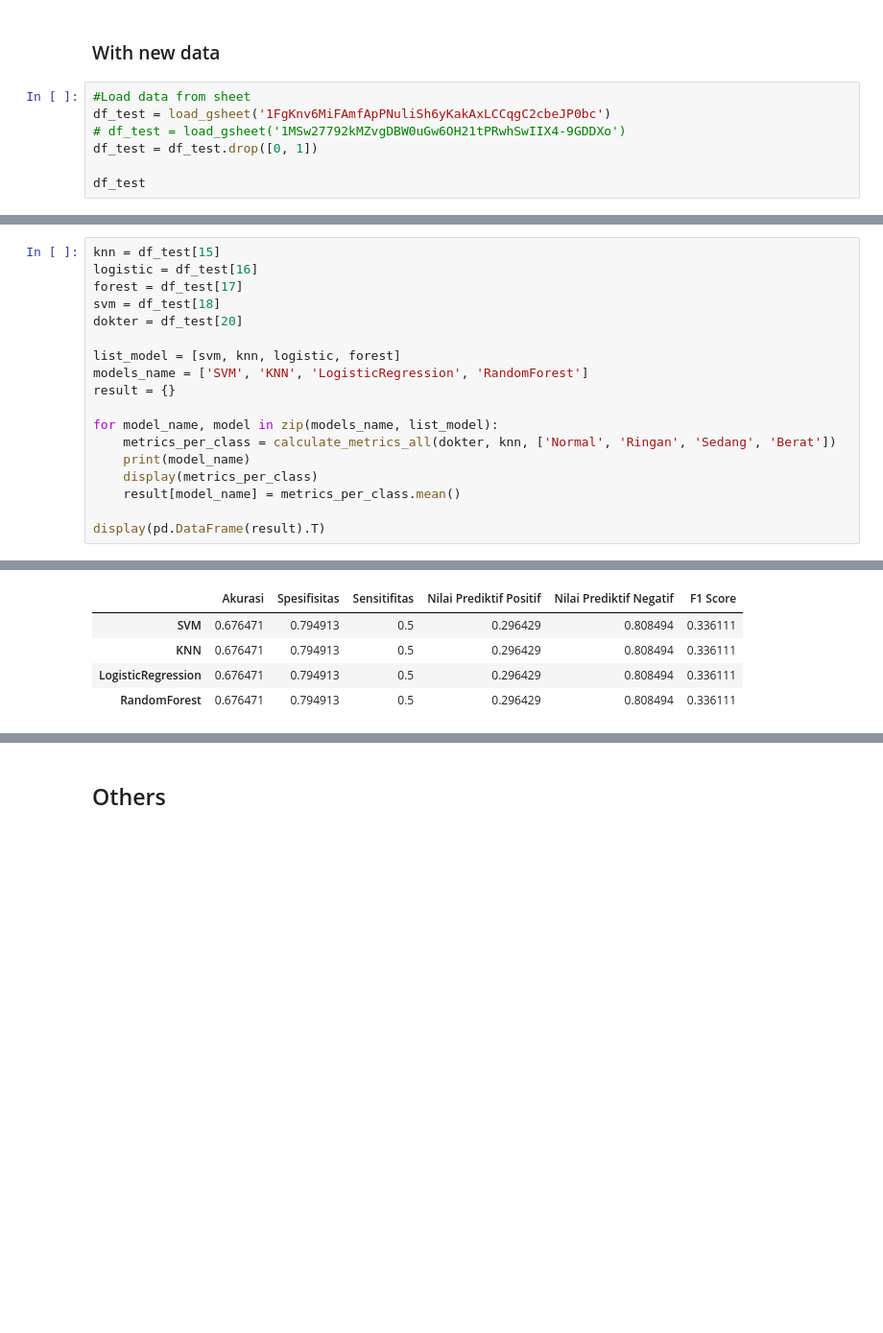
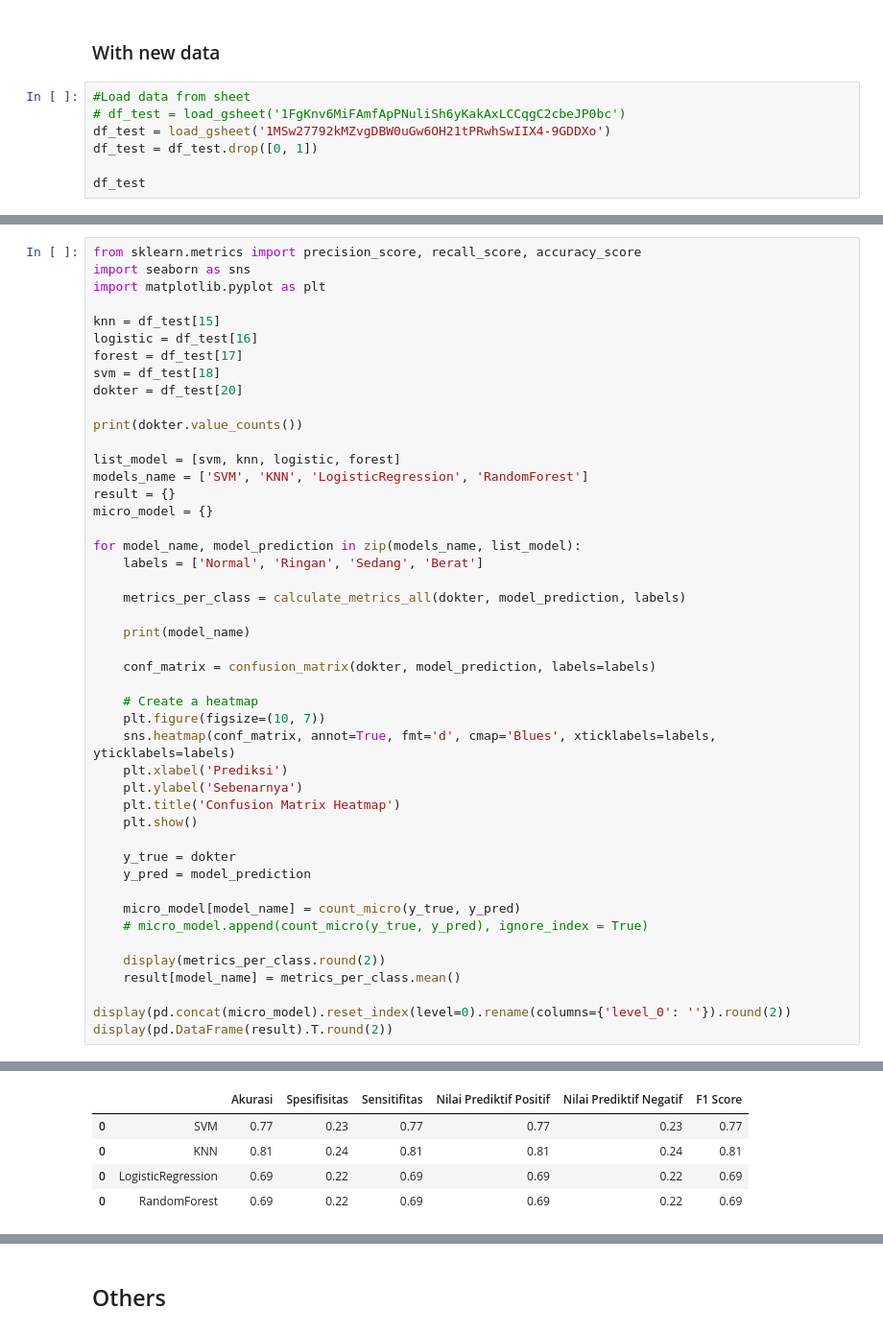
Before and after one commit to anthonyreynaldi/screening_sleep_apnea_ai, a Jupyter notebook: Skripsi_Screening_Sleep_Apnea.ipynb, the cells around one changed output, grey strips where cells are left out. Shown at 96% size. Cells and saved outputs as stored; diff of their text form; blank space fills up the shorter version.

```diff
--- a/Skripsi_Screening_Sleep_Apnea.ipynb
+++ b/Skripsi_Screening_Sleep_Apnea.ipynb
@@ -523,8 +509,8 @@ d:\Petra\Semester 8\screening_sleep_apnea_ai\models\RandomForest_model.joblib
 ### With new data
 # %%
 #Load data from sheet
-df_test = load_gsheet('1FgKnv6MiFAmfApPNuliSh6yKakAxLCCqgC2cbeJP0bc')
-# df_test = load_gsheet('1MSw27792kMZvgDBW0uGw6OH21tPRwhSwIIX4-9GDDXo')
+# df_test = load_gsheet('1FgKnv6MiFAmfApPNuliSh6yKakAxLCCqgC2cbeJP0bc')
+df_test = load_gsheet('1MSw27792kMZvgDBW0uGw6OH21tPRwhSwIIX4-9GDDXo')
 df_test = df_test.drop([0, 1])
 
 df_test
@@ -551,19 +599,47 @@ df_test
 # %%
+from sklearn.metrics import precision_score, recall_score, accuracy_score
+import seaborn as sns
+import matplotlib.pyplot as plt
+
 knn = df_test[15]
 logistic = df_test[16]
 forest = df_test[17]
 svm = df_test[18]
 dokter = df_test[20]
 
+print(dokter.value_counts())
+
 list_model = [svm, knn, logistic, forest]
 models_name = ['SVM', 'KNN', 'LogisticRegression', 'RandomForest']
 result = {}
+micro_model = {}
 
-for model_name, model in zip(models_name, list_model):
-    metrics_per_class = calculate_metrics_all(dokter, knn, ['Normal', 'Ringan', 'Sedang', 'Berat'])
+for model_name, model_prediction in zip(models_name, list_model):
+    labels = ['Normal', 'Ringan', 'Sedang', 'Berat']
+
+    metrics_per_class = calculate_metrics_all(dokter, model_prediction, labels)
+
     print(model_name)
-    display(metrics_per_class)
+
+    conf_matrix = confusion_matrix(dokter, model_prediction, labels=labels)
+
+    # Create a heatmap
+    plt.figure(figsize=(10, 7))
+    sns.heatmap(conf_matrix, annot=True, fmt='d', cmap='Blues', xticklabels=labels, yticklabels=labels)
+    plt.xlabel('Prediksi')
+    plt.ylabel('Sebenarnya')
+    plt.title('Confusion Matrix Heatmap')
+    plt.show()
+
+    y_true = dokter
+    y_pred = model_prediction
+
+    micro_model[model_name] = count_micro(y_true, y_pred)
+    # micro_model.append(count_micro(y_true, y_pred), ignore_index = True)
+
+    display(metrics_per_class.round(2))
     result[model_name] = metrics_per_class.mean()
 
-display(pd.DataFrame(result).T)
+display(pd.concat(micro_model).reset_index(level=0).rename(columns={'level_0': ''}).round(2))
+display(pd.DataFrame(result).T.round(2))
 # %% [output]
@@ -594,5 +679,5 @@ RandomForest
-|  | Akurasi | Spesifisitas | Sensitifitas | Nilai Prediktif Positif | Nilai Prediktif Negatif | F1 Score |
-| SVM | 0.676471 | 0.794913 | 0.5 | 0.296429 | 0.808494 | 0.336111 |
-| KNN | 0.676471 | 0.794913 | 0.5 | 0.296429 | 0.808494 | 0.336111 |
-| LogisticRegression | 0.676471 | 0.794913 | 0.5 | 0.296429 | 0.808494 | 0.336111 |
-| RandomForest | 0.676471 | 0.794913 | 0.5 | 0.296429 | 0.808494 | 0.336111 |
+|  |  | Akurasi | Spesifisitas | Sensitifitas | Nilai Prediktif Positif | Nilai Prediktif Negatif | F1 Score |
+| 0 | SVM | 0.77 | 0.23 | 0.77 | 0.77 | 0.23 | 0.77 |
+| 0 | KNN | 0.81 | 0.24 | 0.81 | 0.81 | 0.24 | 0.81 |
+| 0 | LogisticRegression | 0.69 | 0.22 | 0.69 | 0.69 | 0.22 | 0.69 |
+| 0 | RandomForest | 0.69 | 0.22 | 0.69 | 0.69 | 0.22 | 0.69 |
```
Also changed, not shown: parts of 57 cells of this notebook, 14 other files.
